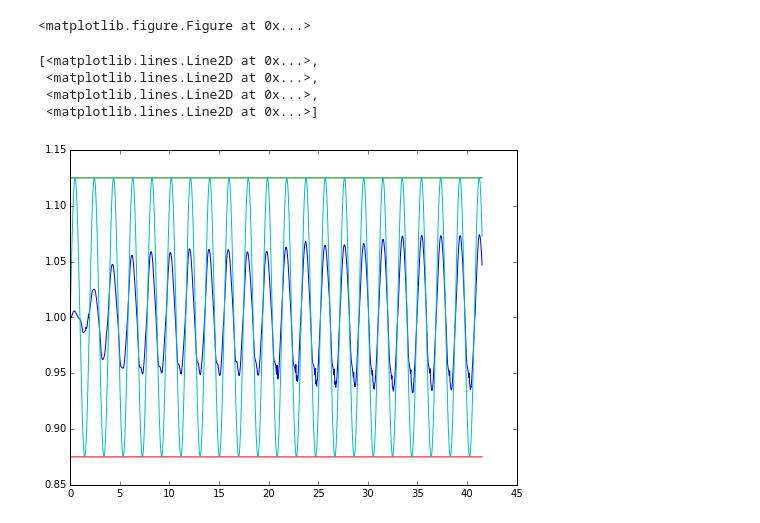
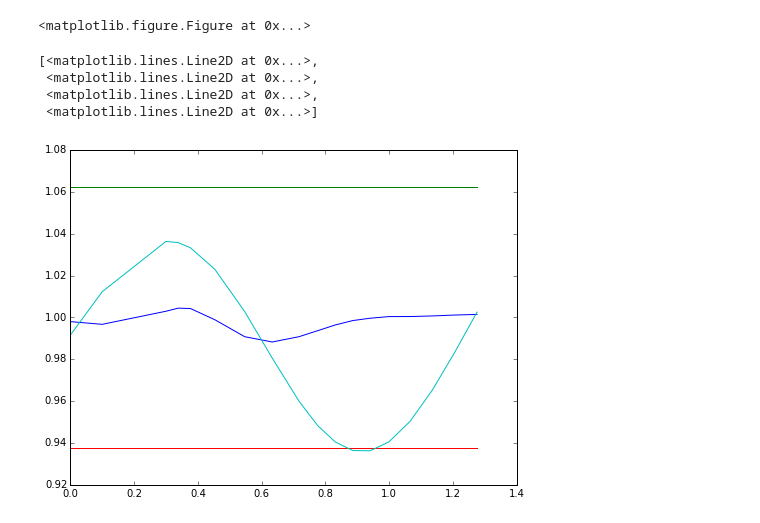
Before and after one commit to erdc/air-water-vv, a Jupyter notebook: 2d/linear_waves_flat_reflecting/linear_waves_flat_01_gauge_functions_test_medium/Elevation_Gauges.ipynb, the cells around one changed output. Drawn from its saved outputs; the diff is of its cells as text; code cells hidden in the pictures.

```diff
--- a/2d/linear_waves_flat_reflecting/linear_waves_flat_01_gauge_functions_test_medium/Elevation_Gauges.ipynb
+++ b/2d/linear_waves_flat_reflecting/linear_waves_flat_01_gauge_functions_test_medium/Elevation_Gauges.ipynb
@@ -7,5 +7,5 @@ import matplotlib as mpl
 from matplotlib  import pyplot as plt
 mpl.rcParams['figure.figsize'] = "8,6"
 # %%
-gauges = np.genfromtxt(fname="column_gauge.csv",dtype=('d','d','d','d','d'),delimiter=',',skip_header=1,names=("t","h1","h2","h3","h4"))
+gauges = np.genfromtxt(fname="column_gauge.csv",dtype=('d','d','d','d','d','d','d'),delimiter=',',skip_header=1,names=("t","h1","h2","h3","h4","h5","h6"))
 # %%
@@ -38,15 +46,15 @@ from tank import waves,xSponge
 # %%
 fig,ax = plt.subplots()
 ax.plot(gauges["t"],1.5-gauges["h2"],
-        gauges["t"],1.0+(0.25/2.0)*np.ones(gauges["t"].shape),
-        gauges["t"],1.0-(0.25/2.0)*np.ones(gauges["t"].shape),
+        gauges["t"],1.0+(0.125/2.0)*np.ones(gauges["t"].shape),
+        gauges["t"],1.0-(0.125/2.0)*np.ones(gauges["t"].shape),
         gauges["t"],[1.0+waves.eta(xSponge,t) for t in gauges["t"]])
 # %% [output]
 [<matplotlib.lines.Line2D at 0x...>,
  <matplotlib.lines.Line2D at 0x...>,
  <matplotlib.lines.Line2D at 0x...>,
  <matplotlib.lines.Line2D at 0x...>]
-[figure, old version]
+[figure, new version]
 # %%
 print waves.eta(0.0,0.0),waves.u(0,0.25,0.0)
 # %% [output]
```
Also changed, not shown: parts of 2 cells of this notebook, 4 other files.
